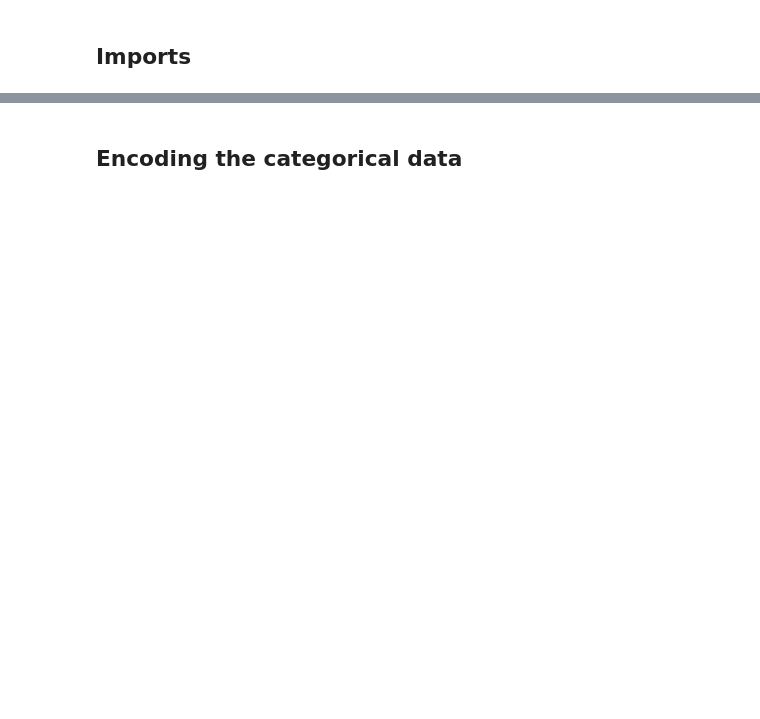
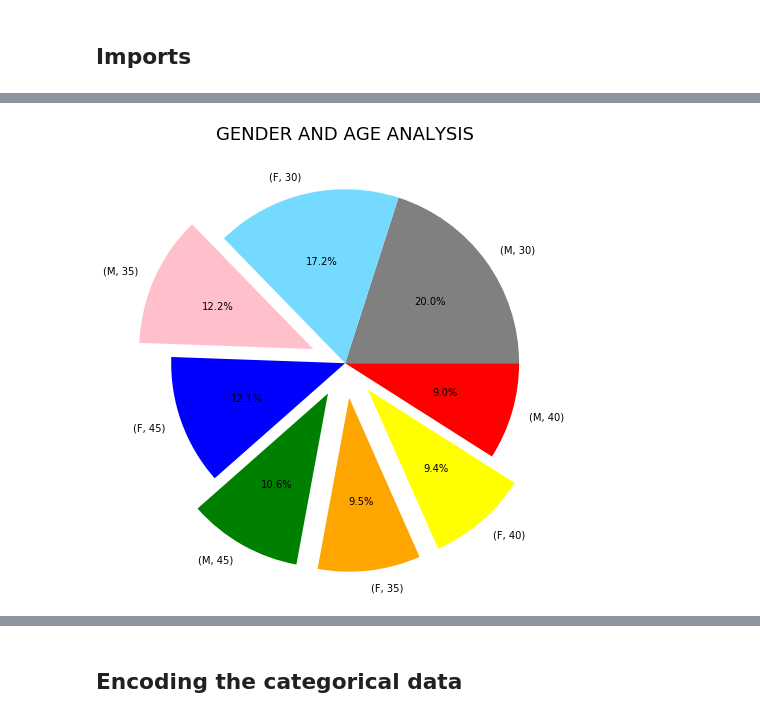
Before and after one commit to christian-freshness/Pytorch-Marketing-Facebook-Ad-Campaign-, a Jupyter notebook: pytorch DS.ipynb, the cells around one changed output, grey strips where cells are left out. Drawn from its saved outputs; the diff is of its cells as text; code cells hidden in the pictures; blank space fills up the shorter version.

```diff
--- a/pytorch DS.ipynb
+++ b/pytorch DS.ipynb
@@ -48,0 +75,7 @@ x.describe()
+# %%
+colors = ['grey','#75daff','pink','blue','green','orange','yellow','red']
+df[['gender','age']].value_counts().plot.pie(explode=[0,0,0.2,0,0.2,0.2,0.2,0],autopct='%1.1f%%',colors=colors, figsize = (8,8))
+plt.ylabel('')
+plt.title('GENDER AND AGE ANALYSIS',fontstyle='normal', fontsize=18);
+# %% [output]
+[figure, added]
```
Also changed, not shown: parts of 35 cells of this notebook.
